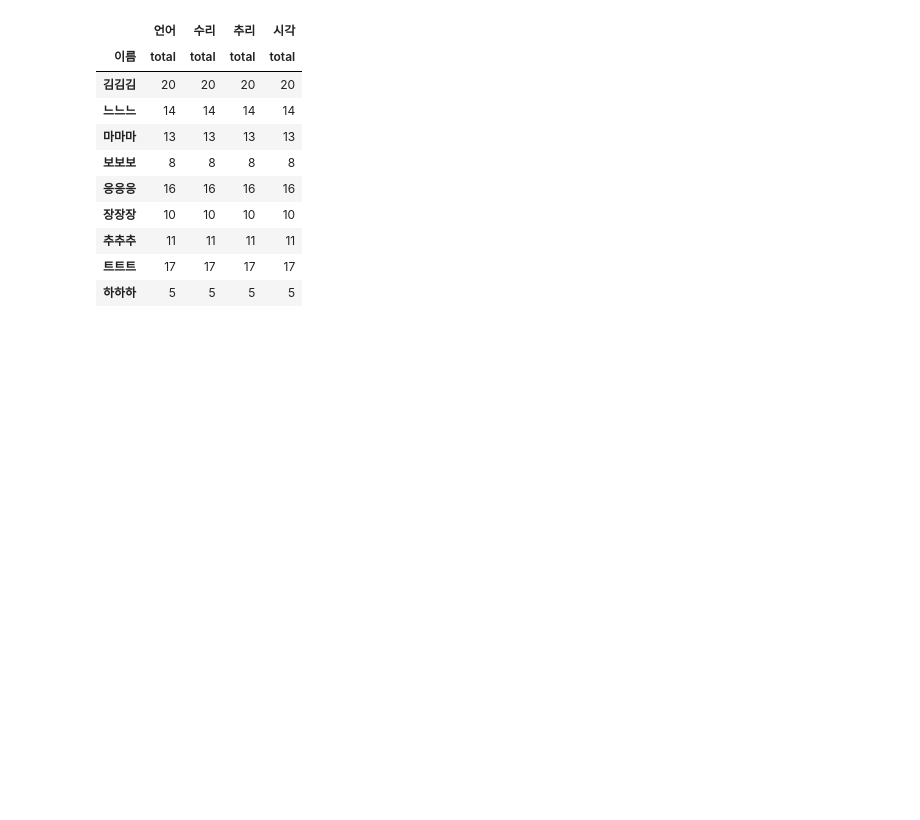
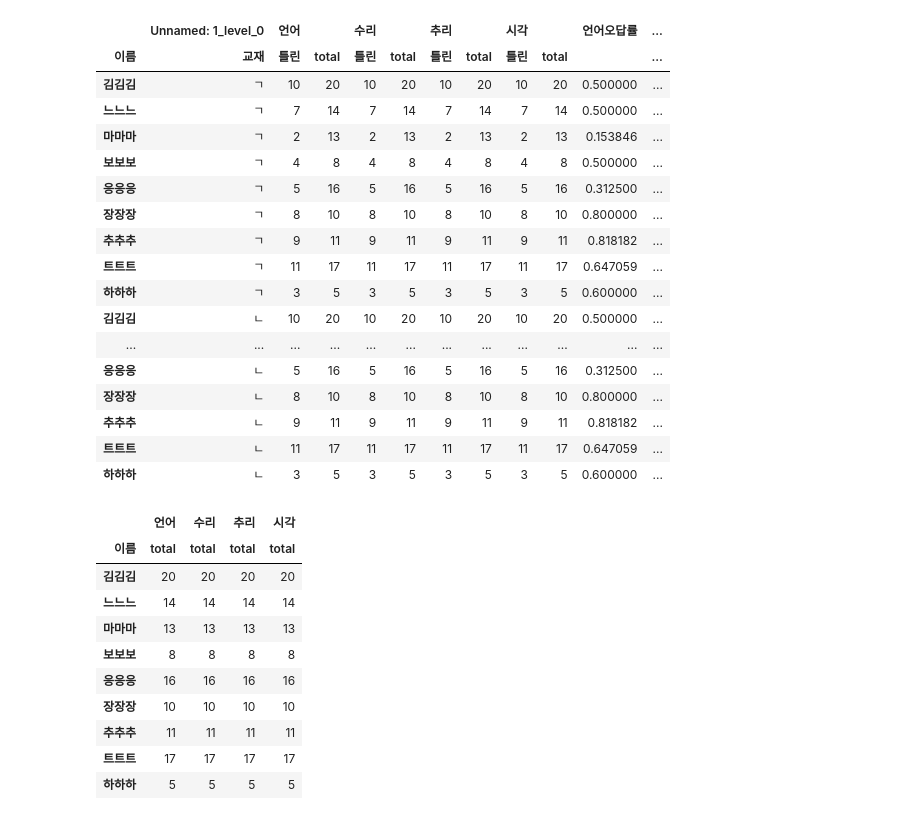
Before and after one commit to jeongnamho/AI, a Jupyter notebook: score.ipynb, the cells around one changed output. Saved outputs shown, nothing was run; the diff lists cells and outputs as text; code cells hidden in the pictures; blank space fills up the shorter version.

```diff
--- a/score.ipynb
+++ b/score.ipynb
@@ -6,4 +9,30 @@ import numpy as np
 # 글씨가 뭉게져서 보이는 것 같으면 아래의 설정을 통해서 개선할 수 있음
 from IPython.display import set_matplotlib_formats
 set_matplotlib_formats('retina')
+# %%
+df = pd.read_excel('score.xlsx', index_col=[0], header=[0,1])
+df["언어오답률"] = df["언어", "틀린"]/df["언어", "total"]
+df["수리오답률"] = df["수리","틀린"]/df["수리", "total"]
+df["추리오답률"] = df["추리","틀린"]/df["추리", "total"]
+df["시각오답률"] = df["시각","틀린"]/df["시각", "total"]
+df
+# %% [output]
+|  | Unnamed: 1_level_0 | 언어 |  | 수리 |  | 추리 |  | 시각 |  | 언어오답률 | ... |
+| 이름 | 교재 | 틀린 | total | 틀린 | total | 틀린 | total | 틀린 | total |  | ... |
+| 김김김 | ㄱ | 10 | 20 | 10 | 20 | 10 | 20 | 10 | 20 | 0.500000 | ... |
+| 느느느 | ㄱ | 7 | 14 | 7 | 14 | 7 | 14 | 7 | 14 | 0.500000 | ... |
+| 마마마 | ㄱ | 2 | 13 | 2 | 13 | 2 | 13 | 2 | 13 | 0.153846 | ... |
+| 보보보 | ㄱ | 4 | 8 | 4 | 8 | 4 | 8 | 4 | 8 | 0.500000 | ... |
+| 응응응 | ㄱ | 5 | 16 | 5 | 16 | 5 | 16 | 5 | 16 | 0.312500 | ... |
+| 장장장 | ㄱ | 8 | 10 | 8 | 10 | 8 | 10 | 8 | 10 | 0.800000 | ... |
+| 추추추 | ㄱ | 9 | 11 | 9 | 11 | 9 | 11 | 9 | 11 | 0.818182 | ... |
+| 트트트 | ㄱ | 11 | 17 | 11 | 17 | 11 | 17 | 11 | 17 | 0.647059 | ... |
+| 하하하 | ㄱ | 3 | 5 | 3 | 5 | 3 | 5 | 3 | 5 | 0.600000 | ... |
+| 김김김 | ㄴ | 10 | 20 | 10 | 20 | 10 | 20 | 10 | 20 | 0.500000 | ... |
+| ... | ... | ... | ... | ... | ... | ... | ... | ... | ... | ... | ... |
+| 응응응 | ㄴ | 5 | 16 | 5 | 16 | 5 | 16 | 5 | 16 | 0.312500 | ... |
+| 장장장 | ㄴ | 8 | 10 | 8 | 10 | 8 | 10 | 8 | 10 | 0.800000 | ... |
+| 추추추 | ㄴ | 9 | 11 | 9 | 11 | 9 | 11 | 9 | 11 | 0.818182 | ... |
+| 트트트 | ㄴ | 11 | 17 | 11 | 17 | 11 | 17 | 11 | 17 | 0.647059 | ... |
+| 하하하 | ㄴ | 3 | 5 | 3 | 5 | 3 | 5 | 3 | 5 | 0.600000 | ... |
 # %%
```
Also changed, not shown: parts of 6 cells of this notebook, 23 other files.
